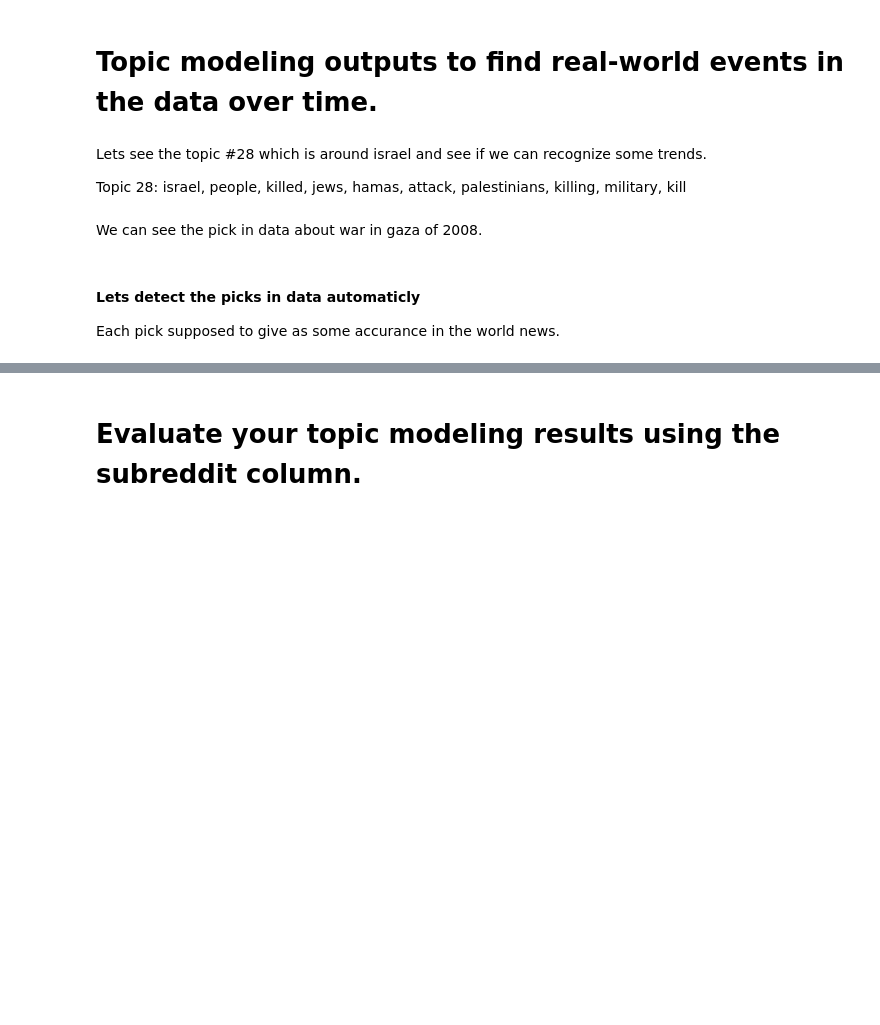
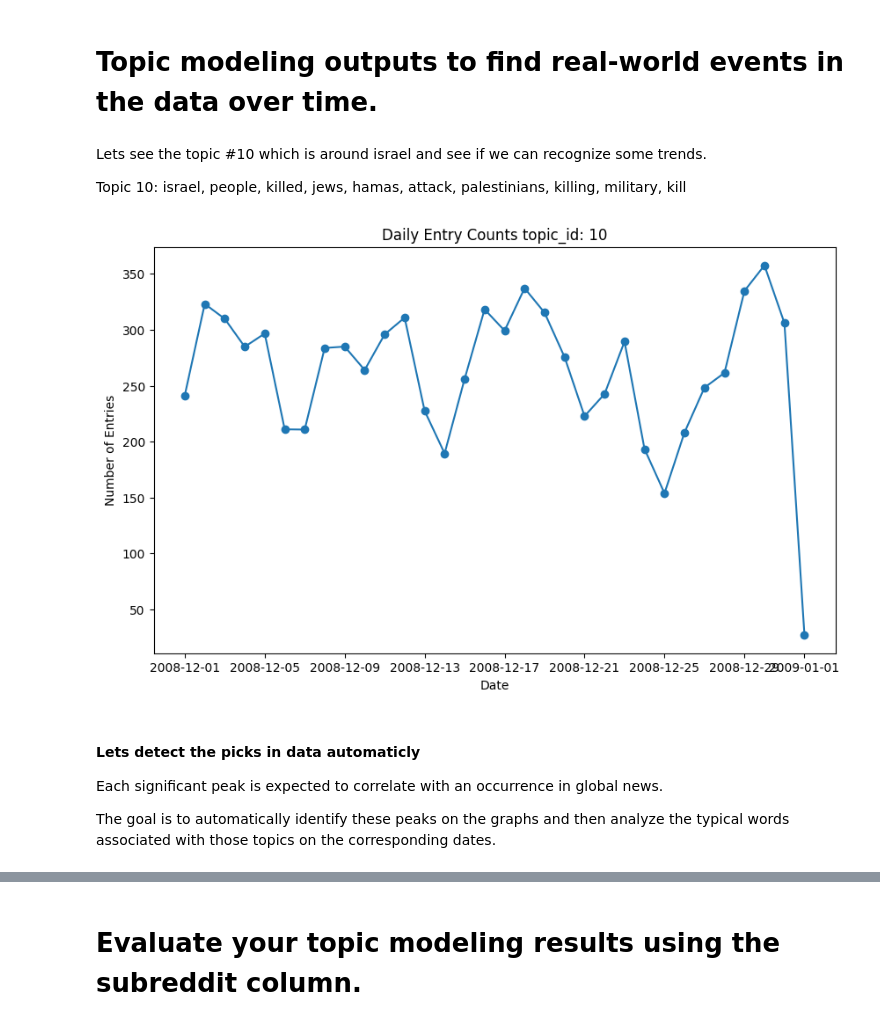
Before and after one commit to Neptune-Trojans/reddit_posts, a Jupyter notebook: mana_bio.ipynb, the cells around one changed output, grey strips where cells are left out. Cells and saved outputs as stored; diff of their text form; code cells hidden in the pictures; blank space fills up the shorter version.

```diff
--- a/mana_bio.ipynb
+++ b/mana_bio.ipynb
@@ -296,8 +322,8 @@ for date_counter, (date, group) in enumerate(grouped_by_date_df):
 data_df = pd.DataFrame(data = data, index=date_index)
 # %% [markdown]
-Lets see the topic #28 which is around israel and see if we can recognize some trends.
+Lets see the topic #10 which is around israel and see if we can recognize some trends.
 
-Topic 28: israel, people, killed, jews, hamas, attack, palestinians, killing, military, kill
+Topic 10: israel, people, killed, jews, hamas, attack, palestinians, killing, military, kill
 # %%
 def plot_topic_id(topic_id):
     dates = data_df[topic_id].index
@@ -311,12 +337,17 @@ def plot_topic_id(topic_id):
     plt.title(f"Daily Entry Counts topic_id: {topic_id}")
     plt.show()
 # %%
-plot_topic_id(28)
+plot_topic_id(10)
+# we definitly can see the pick here.
+# We can see the pick in data about war in gaza of 2008.
+# %% [output]
+[figure, added]
-# %% [markdown]
-We can see the pick in data about war in gaza of 2008.
 # %% [markdown]
 #### Lets detect the picks in data automaticly
-Each pick supposed to give as some accurance in the world news.
+
+Each significant peak is expected to correlate with an occurrence in global news.
+
+The goal is to automatically identify these peaks on the graphs and then analyze the typical words associated with those topics on the corresponding dates.
 # %%
 
 peaks_dict = {}
```
Also changed, not shown: parts of 25 cells of this notebook.
